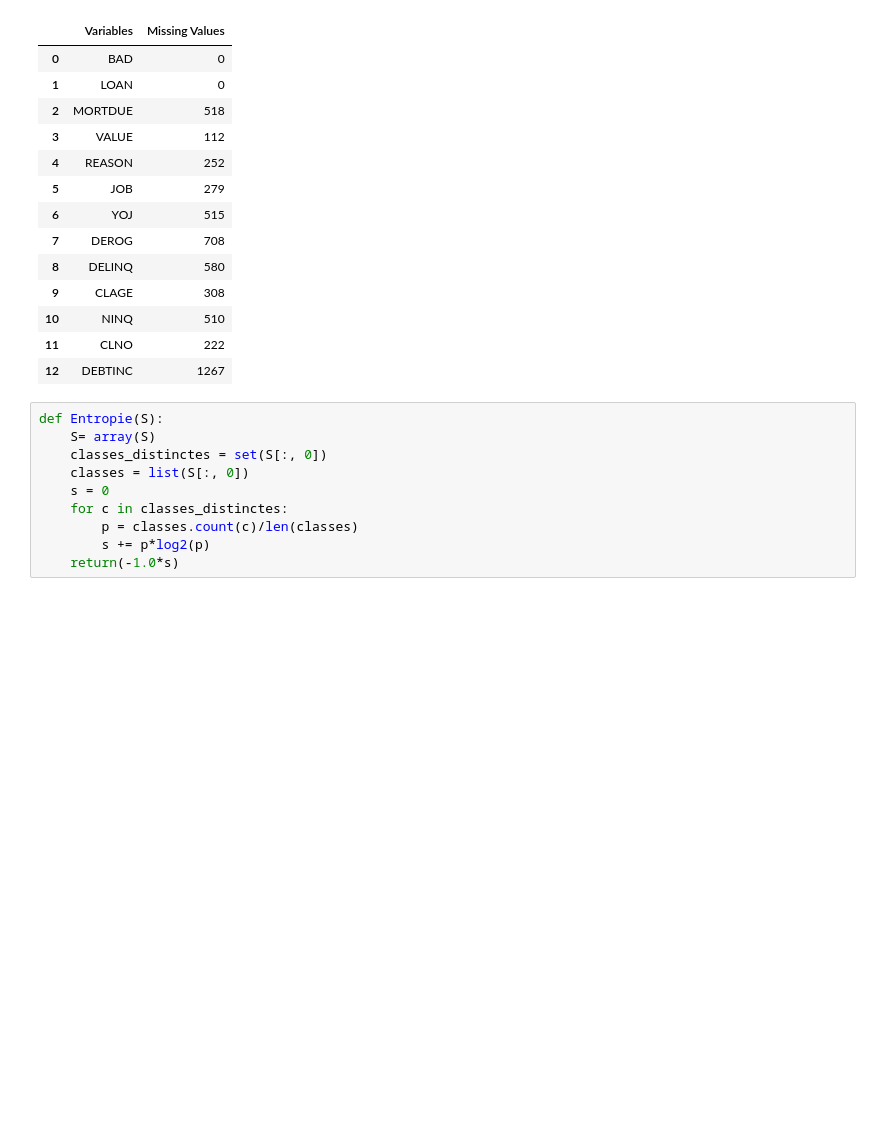
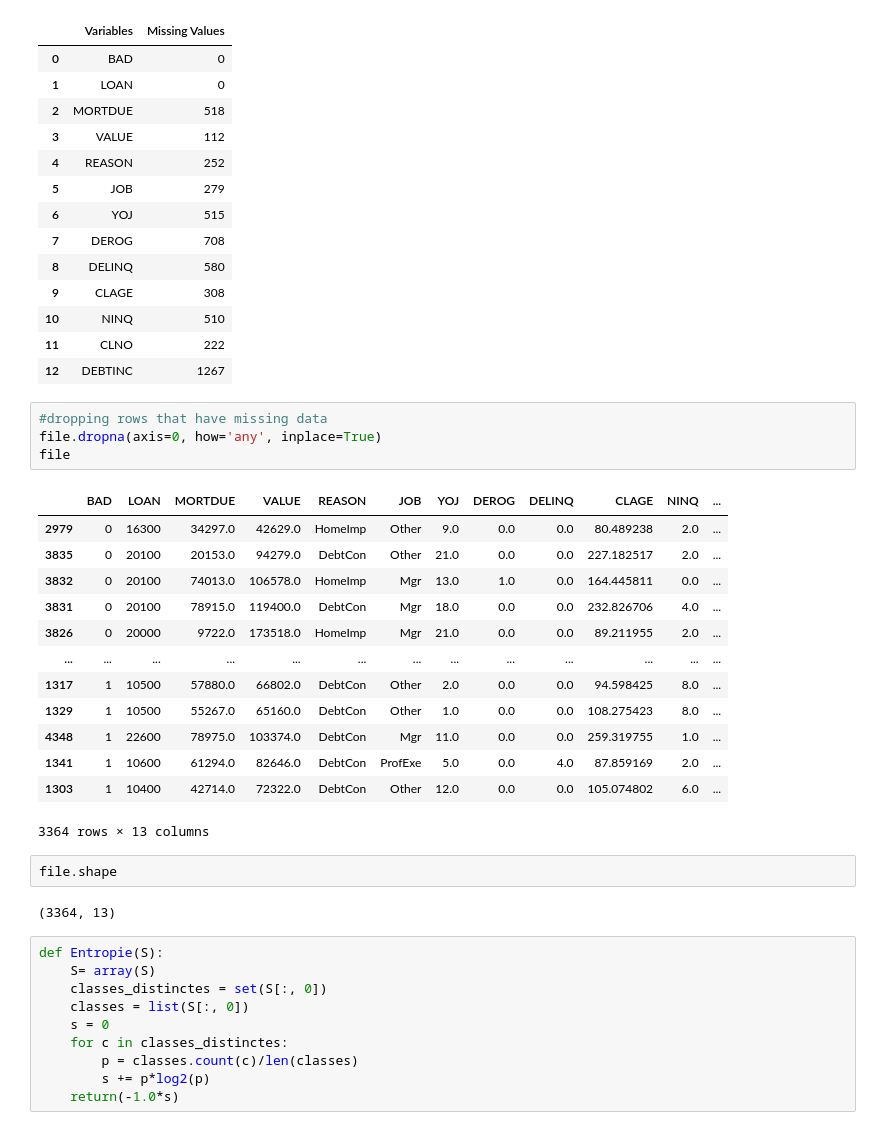
Before and after one commit to sanae-a11y/AI, a Jupyter notebook: CreditScoring.ipynb, the cells around one changed output. Cells and saved outputs as stored; diff of their text form; blank space fills up the shorter version.

```diff
--- a/CreditScoring.ipynb
+++ b/CreditScoring.ipynb
@@ -67,6 +86,28 @@ MissingData
 | 10 | NINQ | 510 |
 | 11 | CLNO | 222 |
 | 12 | DEBTINC | 1267 |
+# %%
+#dropping rows that have missing data
+file.dropna(axis=0, how='any', inplace=True)
+file
+# %% [output]
+|  | BAD | LOAN | MORTDUE | VALUE | REASON | JOB | YOJ | DEROG | DELINQ | CLAGE | NINQ | ... |
+| 2979 | 0 | 16300 | 34297.0 | 42629.0 | HomeImp | Other | 9.0 | 0.0 | 0.0 | 80.489238 | 2.0 | ... |
+| 3835 | 0 | 20100 | 20153.0 | 94279.0 | DebtCon | Other | 21.0 | 0.0 | 0.0 | 227.182517 | 2.0 | ... |
+| 3832 | 0 | 20100 | 74013.0 | 106578.0 | HomeImp | Mgr | 13.0 | 1.0 | 0.0 | 164.445811 | 0.0 | ... |
+| 3831 | 0 | 20100 | 78915.0 | 119400.0 | DebtCon | Mgr | 18.0 | 0.0 | 0.0 | 232.826706 | 4.0 | ... |
+| 3826 | 0 | 20000 | 9722.0 | 173518.0 | HomeImp | Mgr | 21.0 | 0.0 | 0.0 | 89.211955 | 2.0 | ... |
+| ... | ... | ... | ... | ... | ... | ... | ... | ... | ... | ... | ... | ... |
+| 1317 | 1 | 10500 | 57880.0 | 66802.0 | DebtCon | Other | 2.0 | 0.0 | 0.0 | 94.598425 | 8.0 | ... |
+| 1329 | 1 | 10500 | 55267.0 | 65160.0 | DebtCon | Other | 1.0 | 0.0 | 0.0 | 108.275423 | 8.0 | ... |
+| 4348 | 1 | 22600 | 78975.0 | 103374.0 | DebtCon | Mgr | 11.0 | 0.0 | 0.0 | 259.319755 | 1.0 | ... |
+| 1341 | 1 | 10600 | 61294.0 | 82646.0 | DebtCon | ProfExe | 5.0 | 0.0 | 4.0 | 87.859169 | 2.0 | ... |
+| 1303 | 1 | 10400 | 42714.0 | 72322.0 | DebtCon | Other | 12.0 | 0.0 | 0.0 | 105.074802 | 6.0 | ... |
+3364 rows × 13 columns
+# %%
+file.shape
+# %% [output]
+(3364, 13)
 # %%
 def Entropie(S):
     S= array(S)
```
Also changed, not shown: parts of 2 cells of this notebook.
